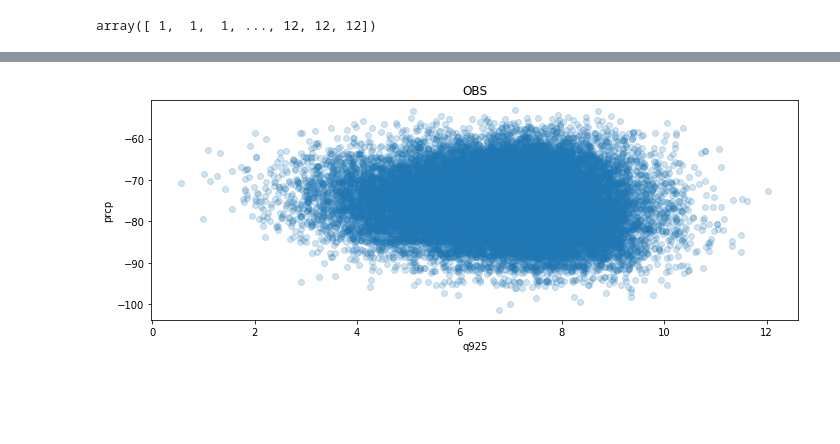
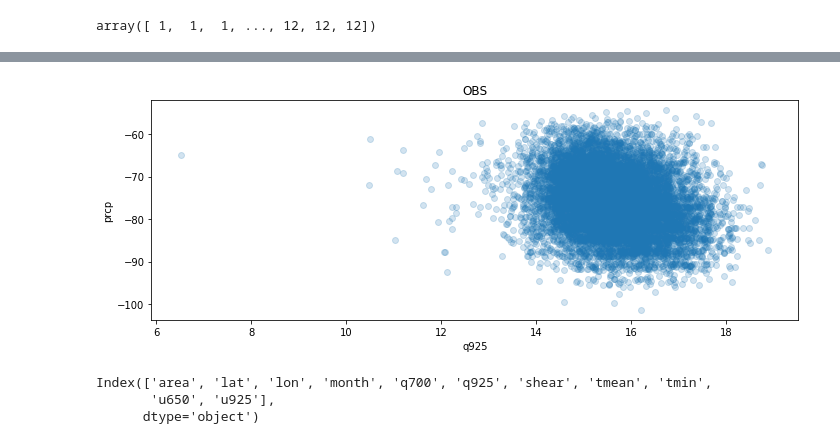
Before and after one commit to cornkle/proj_CEH, a Jupyter notebook: notebooks/CLOVER_scatter_fig3_mergedmonth-OBSONLY.ipynb, the cells around one changed output, grey strips where cells are left out. Cells and saved outputs as stored; diff of their text form; code cells hidden in the pictures; blank space fills up the shorter version.

```diff
--- a/notebooks/CLOVER_scatter_fig3_mergedmonth-OBSONLY.ipynb
+++ b/notebooks/CLOVER_scatter_fig3_mergedmonth-OBSONLY.ipynb
@@ -184,7 +246,7 @@ dic = {
 }
 ds = pd.DataFrame(dic)
 # %%
-ds = ds[(ds.lon>=-12)&(ds.lon<=10)&(ds.lat>=5)&(ds.lat<=8.5)]
+ds = ds[(ds.lon>=-10)&(ds.lon<=12)&(ds.lat>=5)&(ds.lat<=8)]
 # %%
 ds = ds.dropna()
 # %%
@@ -346,4 +419,3 @@ plt.legend(fontsize=8)
 # %%
-pos1 = ((ds.month>=9) | (ds.month<=5))  & (ds.u650<0) & (ds.area>=5000) # all storms, without trmm overpass - matchup via storm centre points
-opos1 =((obs.month>=9) | (obs.month<=5)) & (obs.u650<0) & (obs.area>=5000) # storms with trmm overpass - matchup via cutout kernels
+pos1 = (ds.u650<0) & (ds.area>=5000)# all storms, without trmm overpass - matchup via storm centre points
 # %%
@@ -373,15 +483,15 @@ plt.tight_layout()
 # %%
 f = plt.figure(figsize=(10,4))
 
 ax = f.add_subplot(111)
-plt.scatter(ds_march.q700, ds_march.tmin, alpha=0.2)
+plt.scatter(ds_march.q925, ds_march.tmin, alpha=0.2)
 plt.xlabel('q925')
 plt.title('OBS')
 plt.ylabel('prcp')
 #ax.set_ylim(0,150)
 plt.tight_layout()
 # %% [output]
-[figure, old version]
+[figure, new version]
 # %%
 def density_plot(v1,v2,v3):
     xy = np.vstack([v1, v2])
@@ -510,6 +620,12 @@ def plot_scatter_month_double(dat, dat2):
     cbar.set_label('Density')
 
     plt.tight_layout()
+# %%
+ds_march.keys()
+# %% [output]
+Index(['area', 'lat', 'lon', 'month', 'q700', 'q925', 'shear', 'tmean', 'tmin',
+       'u650', 'u925'],
+      dtype='object')
 # %%
 plot_scatter_month(ds_march)
 # %% [output]
```
Also changed, not shown: parts of 77 cells of this notebook, 21 other files.
